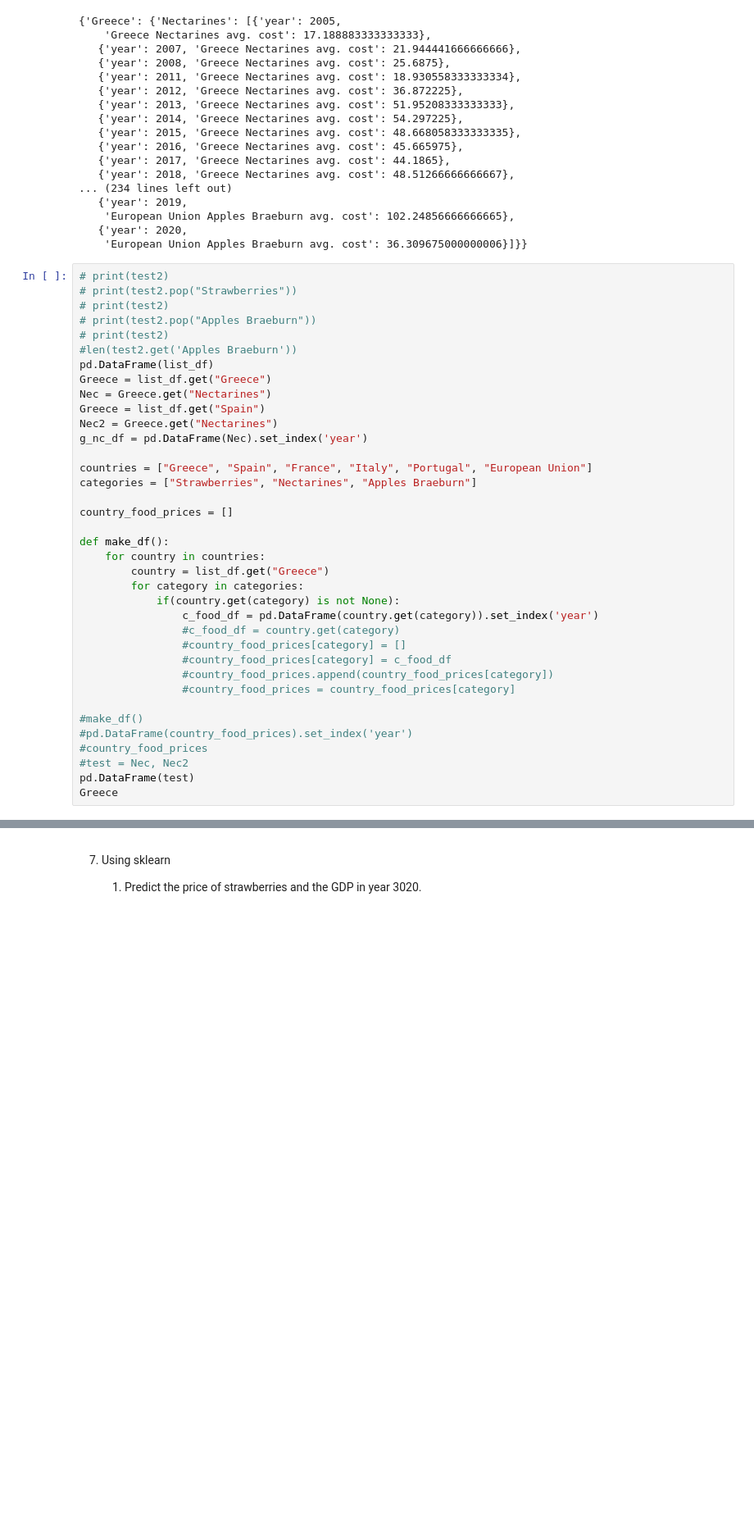
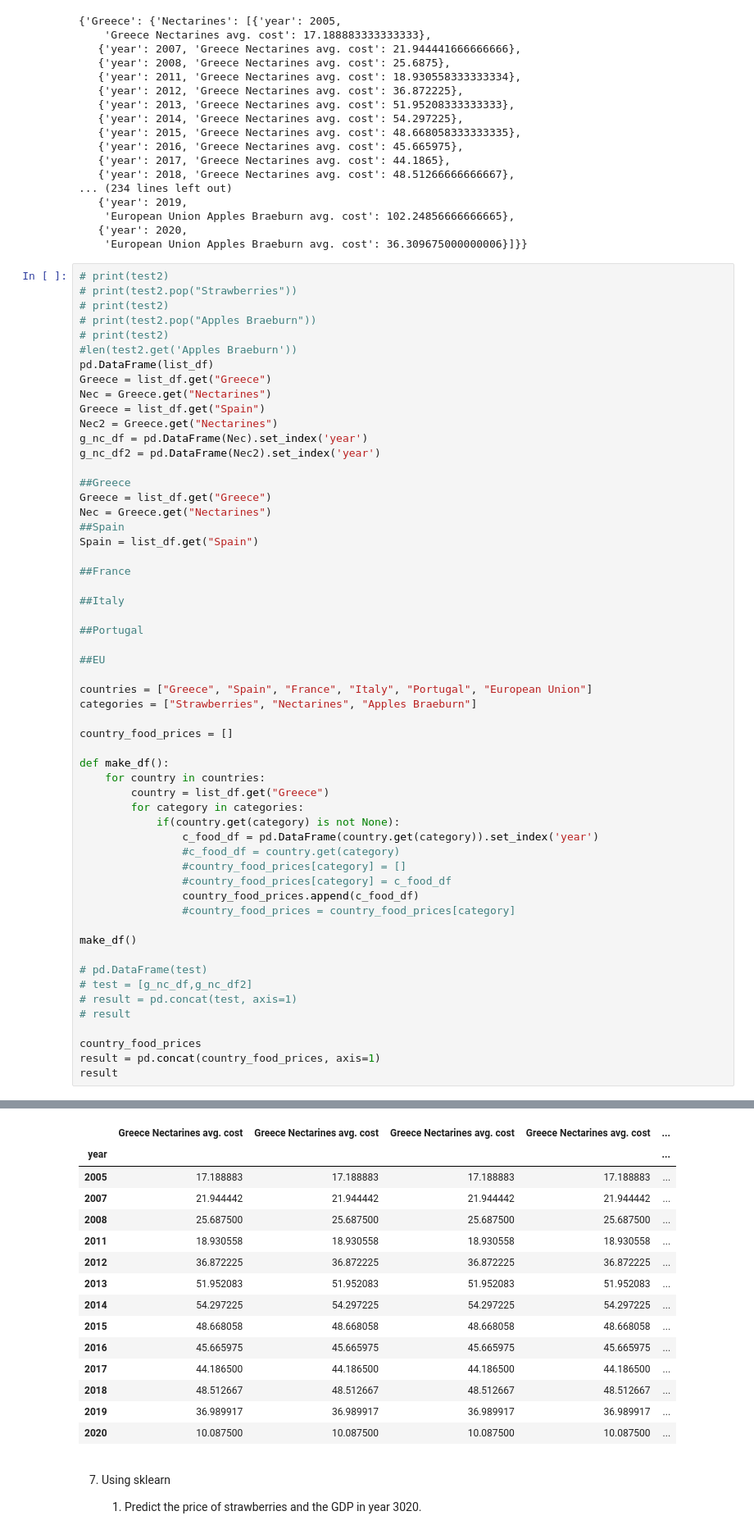
Before and after one commit to Bringordie/sem4python, a Jupyter notebook: Week44-ex10/Week_44.ipynb, the cells around one changed output, grey strips where cells are left out. Shown at 82% size. Cells and saved outputs as stored; diff of their text form; blank space fills up the shorter version.

```diff
--- a/Week44-ex10/Week_44.ipynb
+++ b/Week44-ex10/Week_44.ipynb
@@ -429,6 +429,21 @@ Nec = Greece.get("Nectarines")
 Greece = list_df.get("Spain")
 Nec2 = Greece.get("Nectarines")
 g_nc_df = pd.DataFrame(Nec).set_index('year')
+g_nc_df2 = pd.DataFrame(Nec2).set_index('year')
+
+##Greece
+Greece = list_df.get("Greece")
+Nec = Greece.get("Nectarines")
+##Spain
+Spain = list_df.get("Spain")
+
+##France
+
+##Italy
+
+##Portugal
+
+##EU
 
 countries = ["Greece", "Spain", "France", "Italy", "Portugal", "European Union"]
 categories = ["Strawberries", "Nectarines", "Apples Braeburn"]
@@ -444,13 +459,17 @@ def make_df():
                 #c_food_df = country.get(category)
                 #country_food_prices[category] = []
                 #country_food_prices[category] = c_food_df
-                #country_food_prices.append(country_food_prices[category])
+                country_food_prices.append(c_food_df)
                 #country_food_prices = country_food_prices[category]
 
-#make_df()
-#pd.DataFrame(country_food_prices).set_index('year')
-#country_food_prices
-#test = Nec, Nec2
-pd.DataFrame(test)
-Greece
+make_df()
+
+# pd.DataFrame(test)
+# test = [g_nc_df,g_nc_df2]
+# result = pd.concat(test, axis=1)
+# result
+
+country_food_prices
+result = pd.concat(country_food_prices, axis=1)
+result
 # %% [output]
@@ -474,3 +476,18 @@ Greece
+|  | Greece Nectarines avg. cost | Greece Nectarines avg. cost | Greece Nectarines avg. cost | Greece Nectarines avg. cost | ... |
+| year |  |  |  |  | ... |
+| 2005 | 17.188883 | 17.188883 | 17.188883 | 17.188883 | ... |
+| 2007 | 21.944442 | 21.944442 | 21.944442 | 21.944442 | ... |
+| 2008 | 25.687500 | 25.687500 | 25.687500 | 25.687500 | ... |
+| 2011 | 18.930558 | 18.930558 | 18.930558 | 18.930558 | ... |
+| 2012 | 36.872225 | 36.872225 | 36.872225 | 36.872225 | ... |
+| 2013 | 51.952083 | 51.952083 | 51.952083 | 51.952083 | ... |
+| 2014 | 54.297225 | 54.297225 | 54.297225 | 54.297225 | ... |
+| 2015 | 48.668058 | 48.668058 | 48.668058 | 48.668058 | ... |
+| 2016 | 45.665975 | 45.665975 | 45.665975 | 45.665975 | ... |
+| 2017 | 44.186500 | 44.186500 | 44.186500 | 44.186500 | ... |
+| 2018 | 48.512667 | 48.512667 | 48.512667 | 48.512667 | ... |
+| 2019 | 36.989917 | 36.989917 | 36.989917 | 36.989917 | ... |
+| 2020 | 10.087500 | 10.087500 | 10.087500 | 10.087500 | ... |
 # %% [markdown]
 7. Using sklearn
 
```
Also changed, not shown: parts of 1 cell of this notebook.
